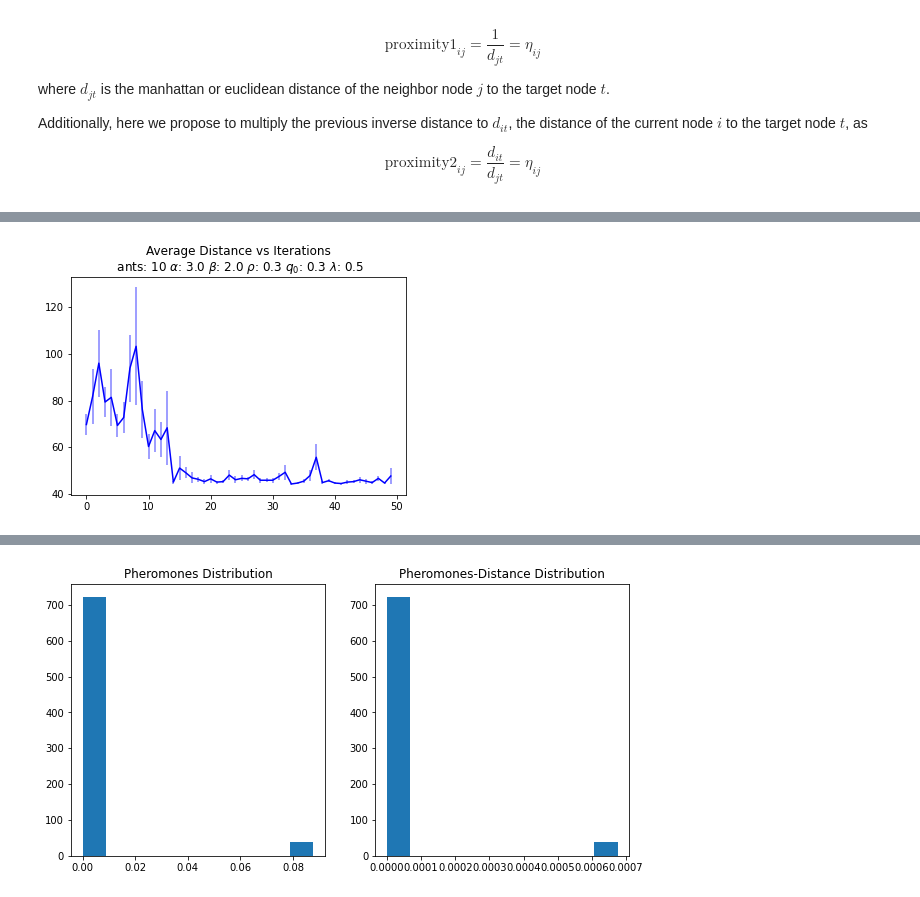
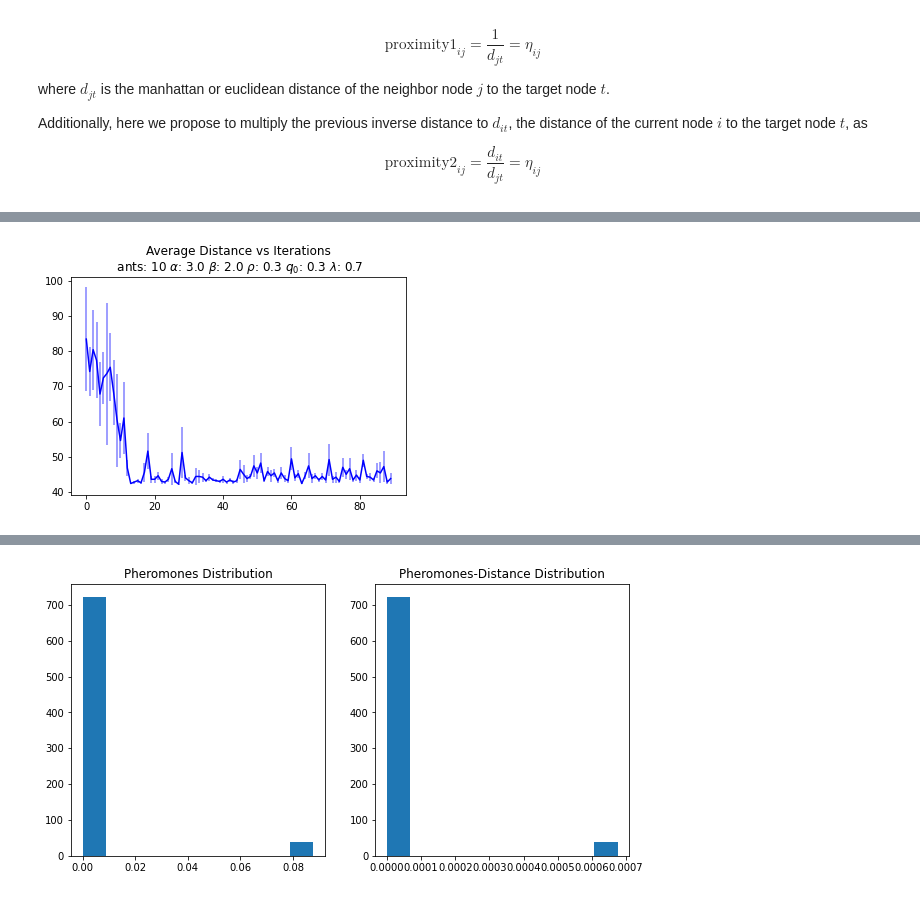
Before and after one commit to ZosoV/ACO_Random_Walk, a Jupyter notebook: notebooks/aco_pp.ipynb, the cells around one changed output, grey strips where cells are left out. Cells and saved outputs as stored; diff of their text form; code cells hidden in the pictures.

```diff
--- a/notebooks/aco_pp.ipynb
+++ b/notebooks/aco_pp.ipynb
@@ -277 +314,5 @@ graph.draw_graph(with_labels= True)
 [figure]
+# %%
+graph = PPGraph(size = 10, tau_0 = 0.1)
+graph.draw_graph(with_labels= True)
+graph.get_pheromones_matrix()
@@ -617,7 +713,7 @@ q_0 = 0.3
 # Additional attributes
 penalty = 0.7 # Nota el grado de penalización provoca que haya mas o menos ruido
 
-total_iter = 40
+total_iter = 100
 step_plot = 10
 # %%
 # Create the graph
@@ -645,12 +740,0 @@ history = optimizer.fit(total_iter, draw_mode = "per_iteration", show_last = Tru
-# %%
-total_iter = 200
-step_plot = 10
-
-# Create the graph
-graph = PPGraph(size = 100, tau_0 = tau_0)
-
-# Create the optimizer using the current graph
-optimizer = ACOPP(graph, ants, alpha, beta, p, penalty, local_p, intensity, q_0)
-
-# Execute the optimizer
-history = optimizer.fit(total_iter)
@@ -682,8 +741,6 @@ history_10_3.0_2.0_0.3_0.3_0.7_500.npy
-# %%
-history = np.load("stuff/results/aco_pp/histories_evaporation_rate/history_10_3.0_2.0_0.3_0.3_0.7_500.npy",  allow_pickle='TRUE').item()
 # %%
-max_bound = 50
+max_bound = 90
 text_title = r"ants: {} $\alpha$: {} $\beta$: {} $\rho$: {} $q_0$: {} $\lambda$: {}".format(ants,alpha,beta,p,q_0, penalty)
 plot_distance(history['distances_avg'][:max_bound], history['distances_sem'][:max_bound], add_title = text_title)
 # %% [output]
-[figure, old version]
+[figure, new version]
```
Also changed, not shown: parts of 67 cells of this notebook, 17 other files.
